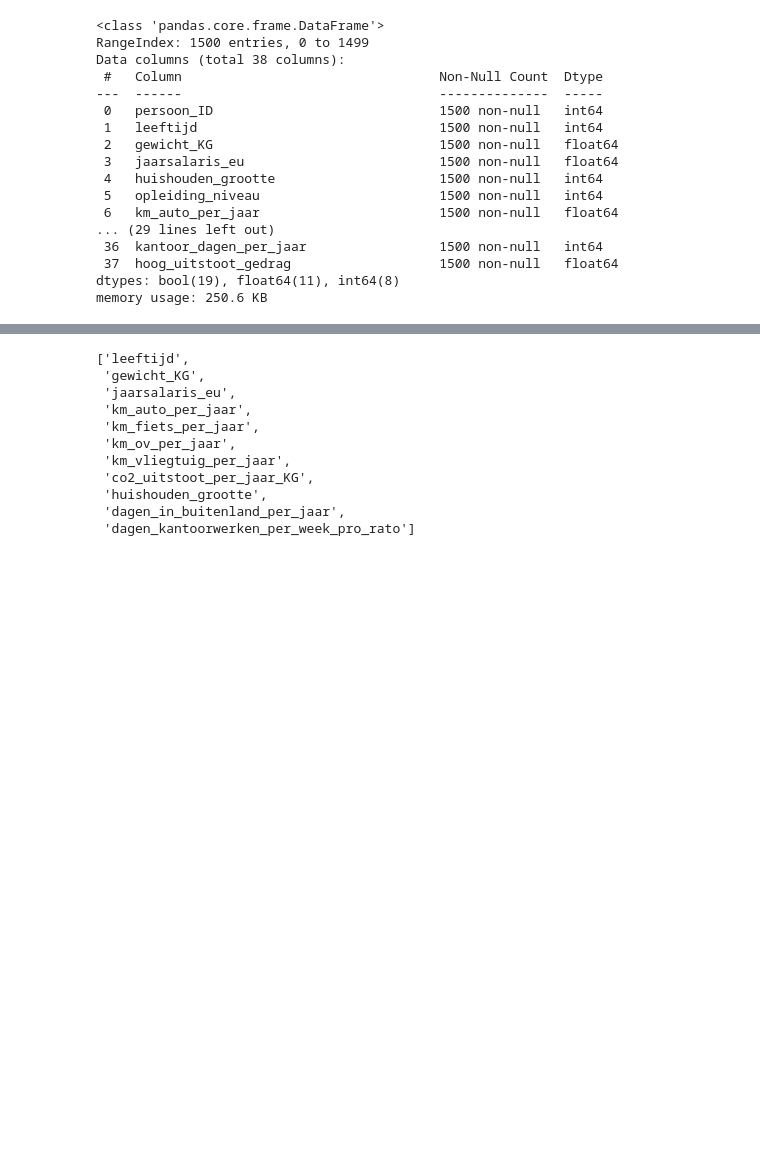
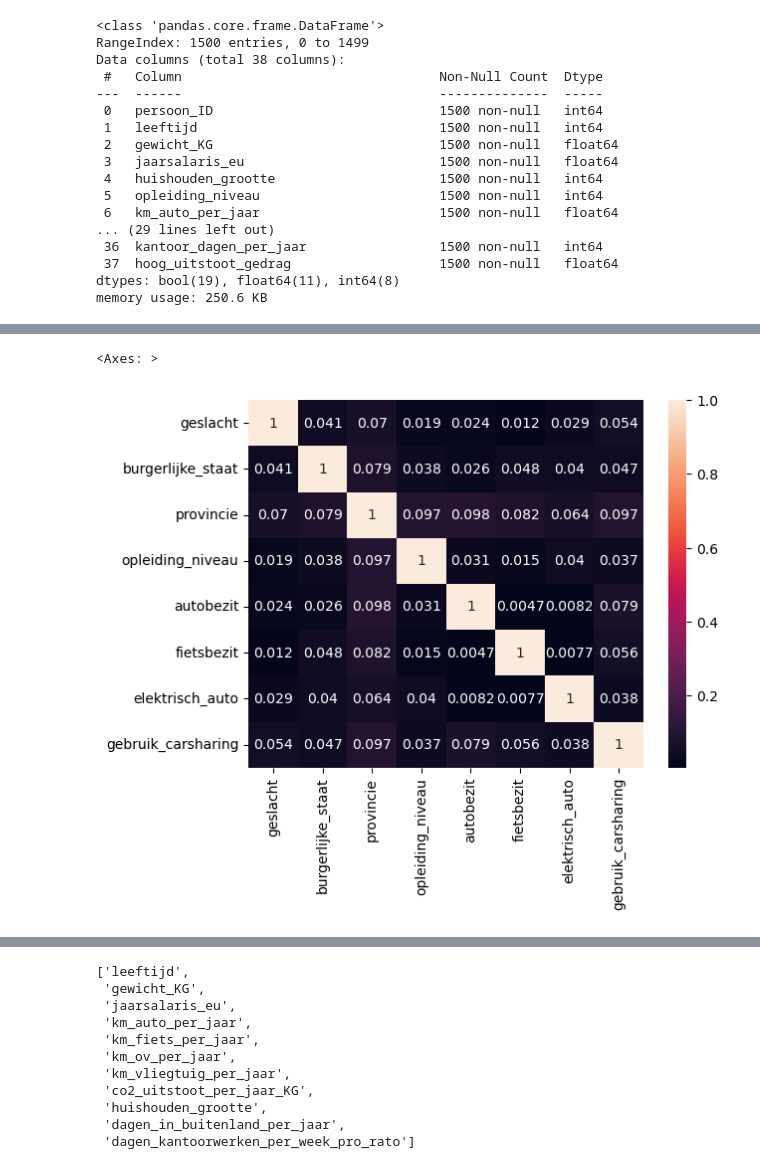
Before and after one commit to svenkr-6/Wiskunde_II_Portfolio, a Jupyter notebook: Sven.ipynb, the cells around one changed output, grey strips where cells are left out. Cells and saved outputs as stored; diff of their text form; code cells hidden in the pictures; blank space fills up the shorter version.

```diff
--- a/Sven.ipynb
+++ b/Sven.ipynb
@@ -56,0 +93,15 @@ plt.show()
+# %%
+import numpy as np
+
+modus_cols = ['geslacht', 'burgerlijke_staat', 'provincie', 'opleiding_niveau', 'autobezit', 'fietsbezit', 'elektrisch_auto', 'gebruik_carsharing']
+
+def eta_squared(categorisch, numeriek):
+    groepen = [numeriek[categorisch == c] for c in categorisch.unique()]
+    grand_mean = numeriek.mean()
+    ss_between = sum(len(g) * (g.mean() - grand_mean)**2 for g in groepen)
+    ss_total = ((numeriek - grand_mean)**2).sum()
+    return ss_between / ss_total
+
+for i in modus_cols:
+
+    print(eta_squared(df[i], df['co2_uitstoot_per_jaar_KG']))
@@ -56,0 +117,28 @@ plt.show()
+# %%
+from scipy import stats
+def cramers_v(x, y):
+    confusion = pd.crosstab(x, y)
+    chi2 = stats.chi2_contingency(confusion)[0]
+    n = confusion.values.sum()
+    r, k = confusion.shape
+    return np.sqrt(chi2 / (n * (min(r, k) - 1)))
+
+dicto = {}
+
+for i in modus_cols:
+    dicto[i] = {}
+
+
+    for j in modus_cols:
+
+        dicto[i][j] = cramers_v(df[i], df[j])
+
+
+
+
+dicto = pd.DataFrame(dicto)
+
+sns.heatmap(dicto, annot=True)
+# %% [output]
+<Axes: >
+[figure, added]
```
Also changed, not shown: parts of 10 cells of this notebook.
